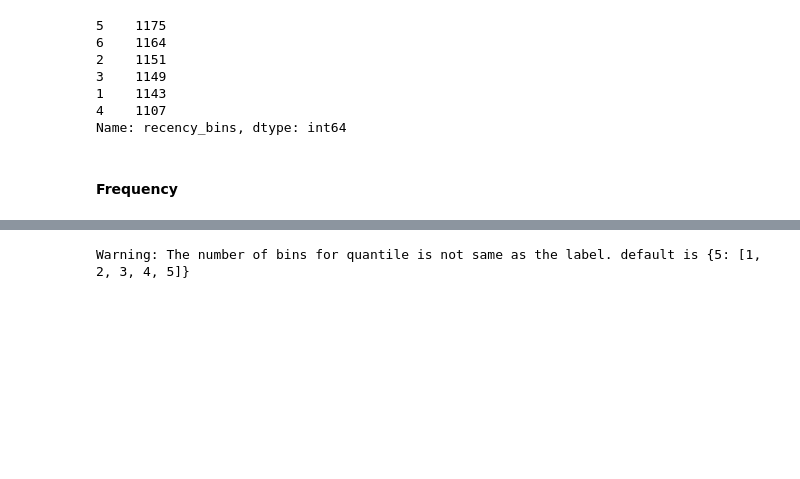
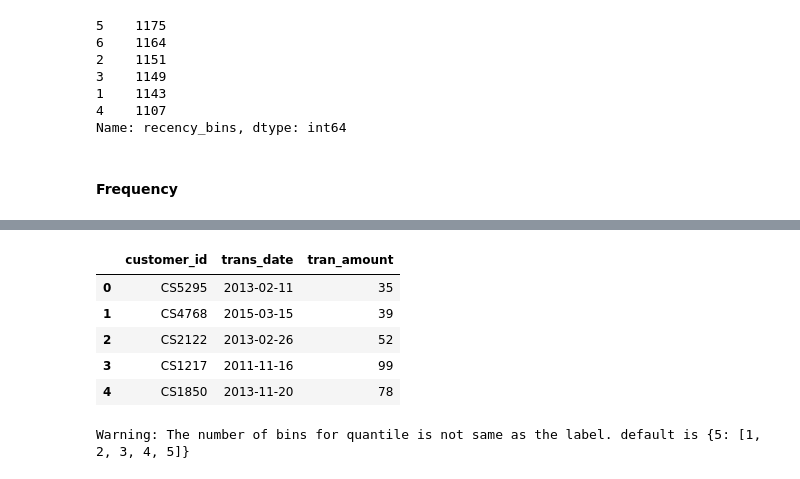
Before and after one commit to simmieyungie/PyRFM, a Jupyter notebook: Playground/RFM-Playground.ipynb, the cells around one changed output, grey strips where cells are left out. Saved outputs shown, nothing was run; the diff lists cells and outputs as text; code cells hidden in the pictures; blank space fills up the shorter version.

```diff
--- a/Playground/RFM-Playground.ipynb
+++ b/Playground/RFM-Playground.ipynb
@@ -324,6 +325,15 @@ def monetary(data, id, spend, bins = {5 : [1,2,3,4,5]}):
 
 
     return result
+# %%
+df.head()
+# %% [output]
+|  | customer_id | trans_date | tran_amount |
+| 0 | CS5295 | 2013-02-11 | 35 |
+| 1 | CS4768 | 2015-03-15 | 39 |
+| 2 | CS2122 | 2013-02-26 | 52 |
+| 3 | CS1217 | 2011-11-16 | 99 |
+| 4 | CS1850 | 2013-11-20 | 78 |
 # %%
 #test monetary
 monetary(df, "customer_id", "tran_amount")
```
Also changed, not shown: parts of 9 cells of this notebook, 1 other file.
